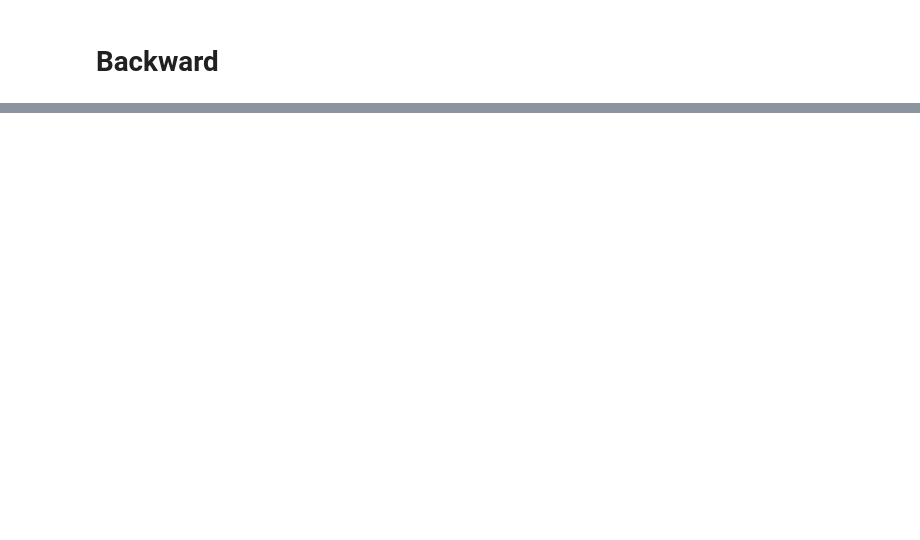
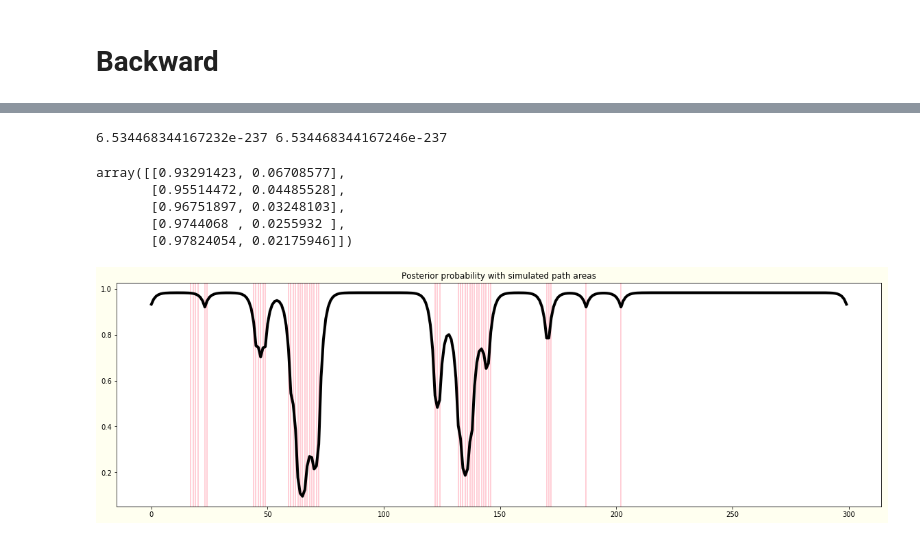
Before and after one commit to viktoriyams/Genomics, a Jupyter notebook: HW1_HMM.ipynb, the cells around one changed output, grey strips where cells are left out. Drawn from its saved outputs; the diff is of its cells as text; code cells hidden in the pictures; blank space fills up the shorter version.

```diff
--- a/HW1_HMM.ipynb
+++ b/HW1_HMM.ipynb
@@ -152,19 +162,2 @@ print(F_res)
 # %% [markdown]
 # Backward
-# %%
-BV_matr = np.zeros((2, L))
-m_b = np.zeros(L)
-s = stationary_distribution(A)
-#BV_matr[0][-1]=A[0][0]
-#BV_matr[1][-1]=A[1][0]
-BV_matr[0][-1]=1
-BV_matr[1][-1]=1
-for i in range (L-2,-1,-1):
-    for j in range(2):
-        BV_matr[j][i] = A[j][0]*E[0][Path[i]-1]*BV_matr[0][i+1]+A[j][1]*E[1][Path[i]-1]*BV_matr[1][i+1]
-
-
-
-B_res = BV_matr[0][0]*s[0] + BV_matr[1][0]*s[1]
-#B_res = A[0][0]*E[0][Path[0]-1]*BV_matr[0][0] + A[0][1]*E[1][Path[0]-1]*BV_matr[1][0]
-print(B_res)
@@ -201,0 +180,37 @@ print(apstr)
+# %%
+def backward(Path, s, A, E):
+    back = np.zeros((2,L))
+    back[:,-1:] = 1
+    for l in reversed(range(L-1)):
+        for m in range(2):
+            back[m,l] = np.sum(back[:,l+1] * A[m,:] * E[:,Path[l+1]-1])
+    back_prob = np.sum(s * E[:, Path[0]-1] * back[:,0])
+    return back, back_prob
+# %%
+forw, forw_prob = forward(Path, s, A, E)
+back, back_prob = backward(Path, s, A, E)
+print(forw_prob,back_prob)
+# %% [output]
+6.534468344167232e-237 6.534468344167246e-237
+# %%
+#Апостериорное дешифрование
+posterior_prob = np.multiply(forw, back.T) / forw_prob
+posterior_prob[:5]
+# %% [output]
+array([[0.93291423, 0.06708577],
+       [0.95514472, 0.04485528],
+       [0.96751897, 0.03248103],
+       [0.9744068 , 0.0255932 ],
+       [0.97824054, 0.02175946]])
+# %%
+fig, ax = plt.subplots(1, 1, figsize=(20, 6),facecolor="ivory")
+for i in range(L):
+    if vec_sost[i] == 0:
+        plt.axvline(x = i, color = 'white')
+    else:
+        plt.axvline(x = i, color = 'pink')
+plt.plot(range(L), posterior_prob[:,0], color = 'black', linewidth = 4)
+plt.title('Posterior probability with simulated path areas')
+plt.show()
+# %% [output]
+[figure, added]
```
Also changed, not shown: parts of 22 cells of this notebook.
